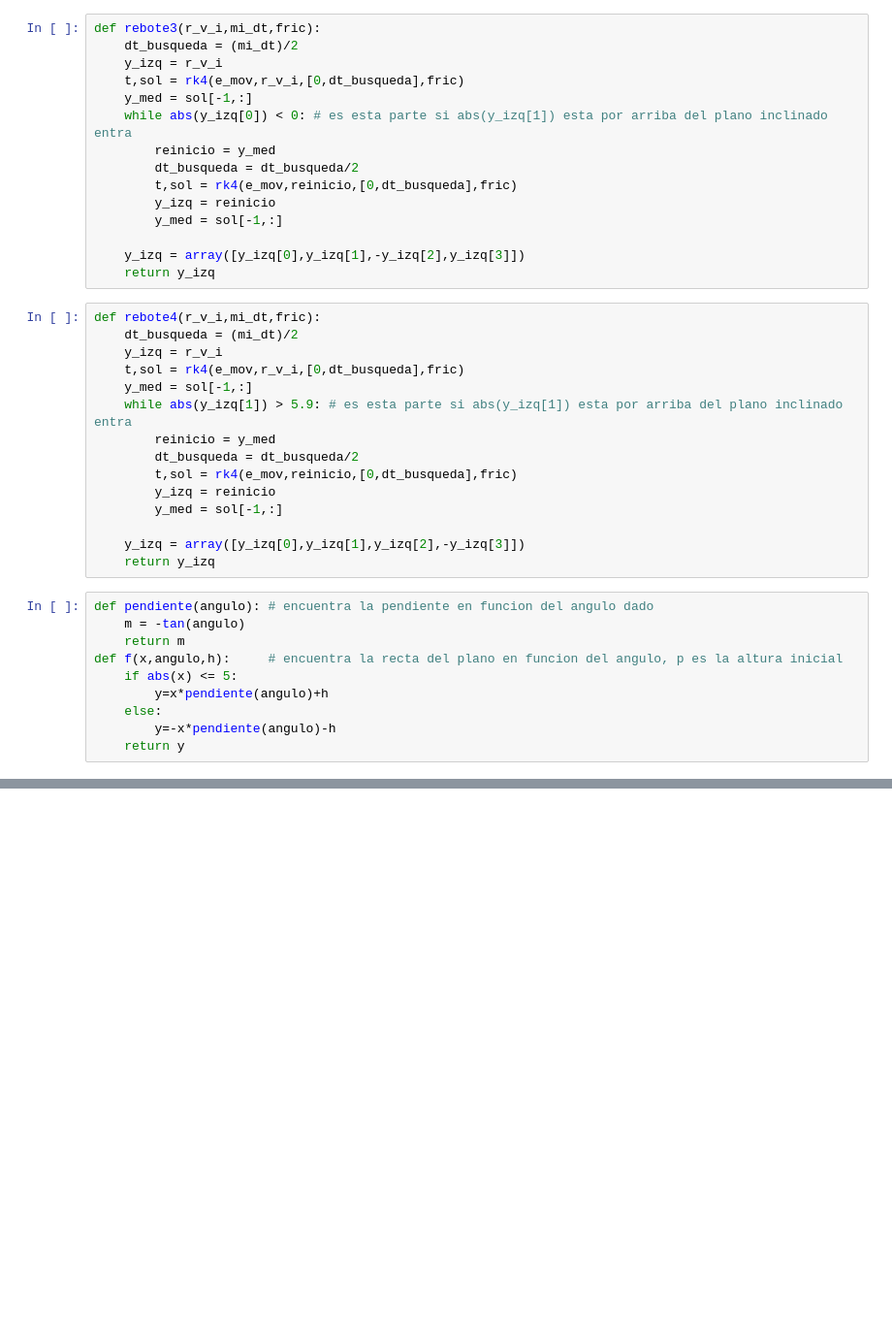
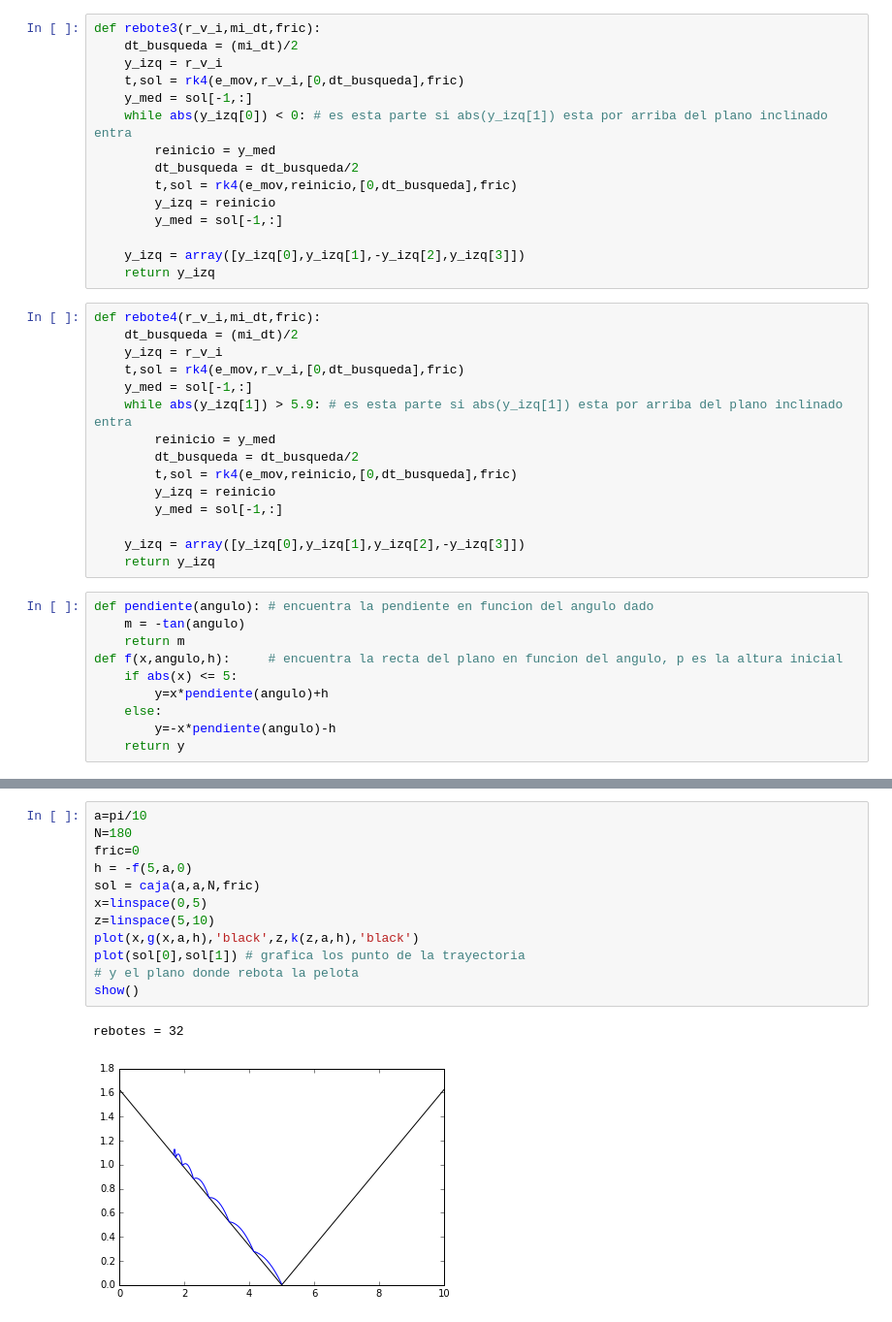
Before and after one commit to hugosl/Examen_1, a Jupyter notebook: Examen1.3.ipynb, the cells around one changed output, grey strips where cells are left out. Shown: that part at 97% size. Cells and saved outputs as stored; diff of their text form; blank space fills up the shorter version.

```diff
--- a/Examen1.3.ipynb
+++ b/Examen1.3.ipynb
@@ -660,0 +239,14 @@ rebotes = 9
+# %%
+a=pi/10
+N=180
+fric=0
+h = -f(5,a,0)
+sol = caja(a,a,N,fric)
+x=linspace(0,5)
+z=linspace(5,10)
+plot(x,g(x,a,h),'black',z,k(z,a,h),'black')
+plot(sol[0],sol[1]) # grafica los punto de la trayectoria                                                        # y el plano donde rebota la pelota
+show()
+# %% [output]
+rebotes = 32
+[figure, added]
```
Also changed, not shown: parts of 42 cells of this notebook.
